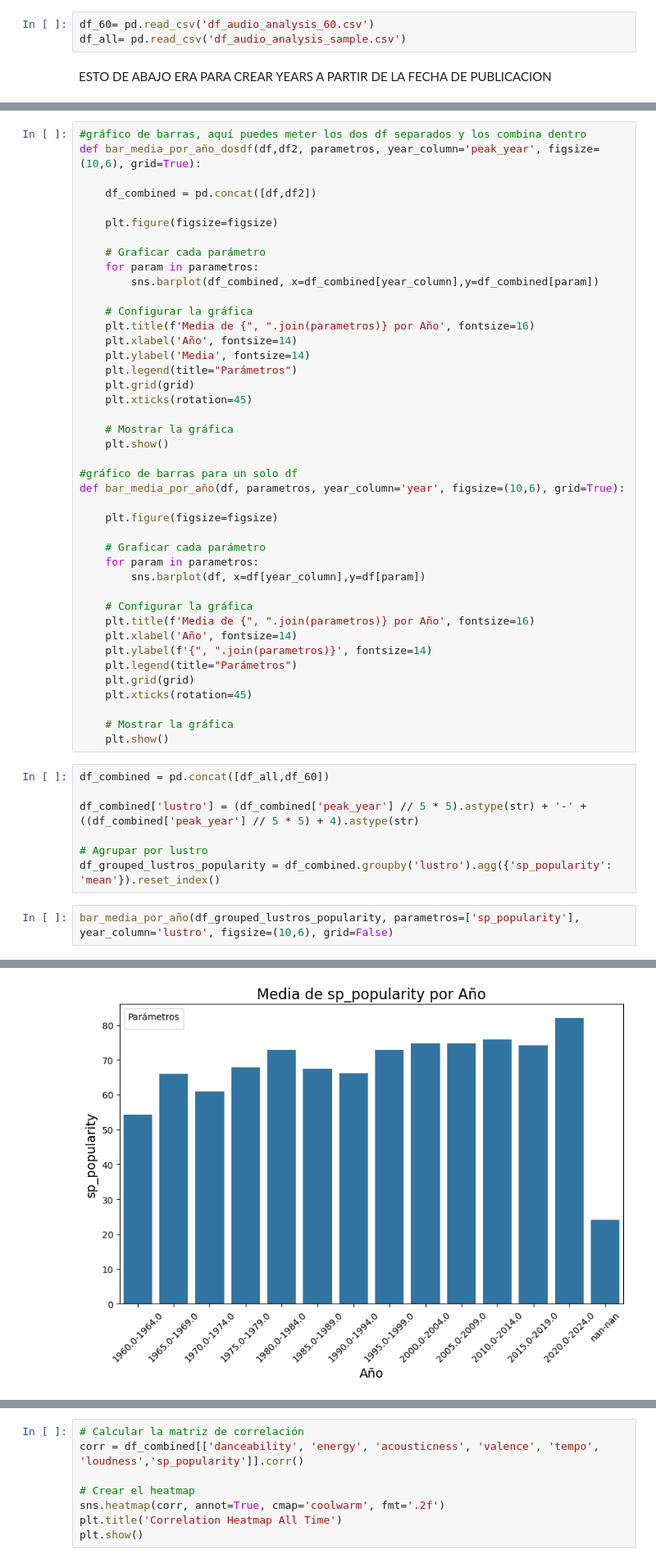
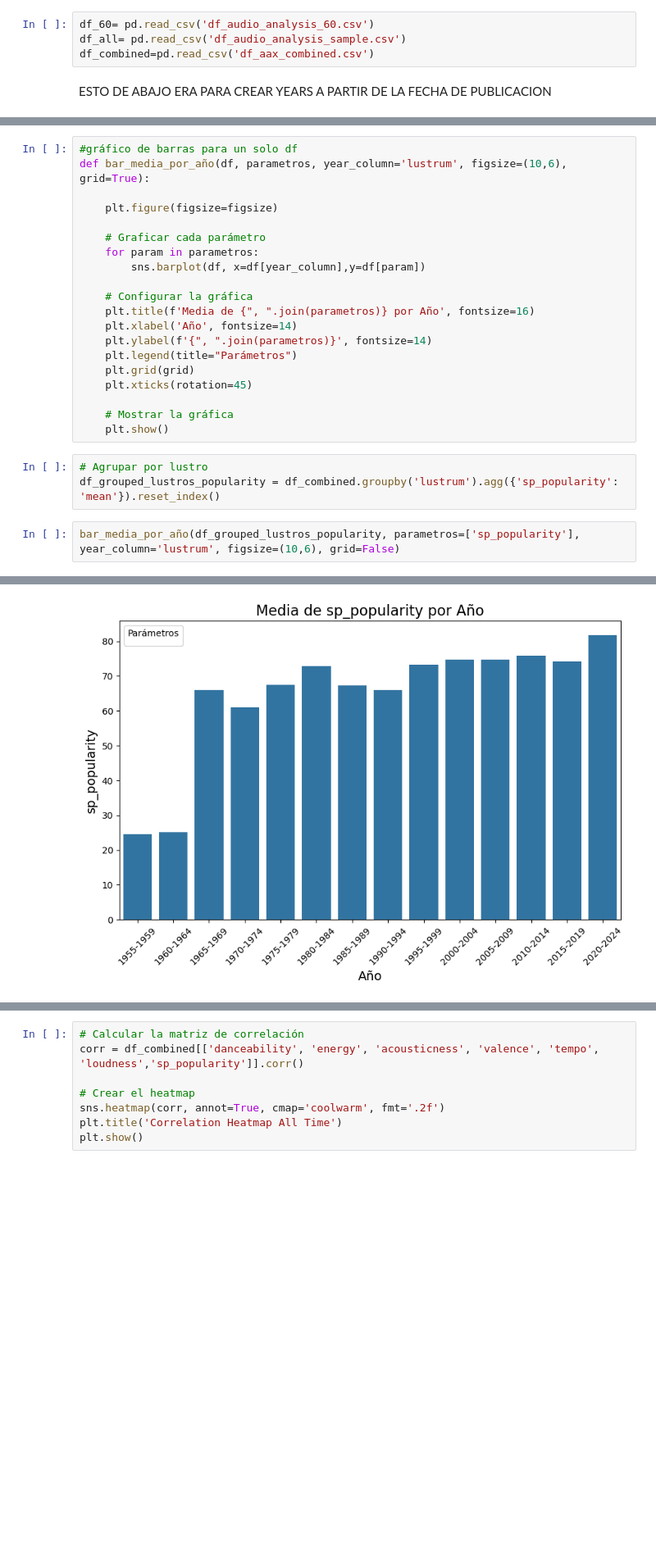
Before and after one commit to cristinaramirezdiaz/ironhack-w3-popatoms, a Jupyter notebook: eda.ipynb, the cells around one changed output, grey strips where cells are left out. Shown at 82% size. Saved outputs shown, nothing was run; the diff lists cells and outputs as text; blank space fills up the shorter version.

```diff
--- a/eda.ipynb
+++ b/eda.ipynb
@@ -5,5 +5,6 @@ import seaborn as sns
 # %%
 df_60= pd.read_csv('df_audio_analysis_60.csv')
 df_all= pd.read_csv('df_audio_analysis_sample.csv')
+df_combined=pd.read_csv('df_aax_combined.csv')
 # %% [markdown]
 ESTO DE ABAJO ERA PARA CREAR YEARS A PARTIR DE LA FECHA DE PUBLICACION
@@ -65,28 +50,6 @@ def plot_media_por_año(df,df2, parametros, year_column='peak_year', figsize=(10
 # %%
-#gráfico de barras, aquí puedes meter los dos df separados y los combina dentro
-def bar_media_por_año_dosdf(df,df2, parametros, year_column='peak_year', figsize=(10,6), grid=True):
-
-    df_combined = pd.concat([df,df2])
-
-    plt.figure(figsize=figsize)
-
-    # Graficar cada parámetro
-    for param in parametros:
-        sns.barplot(df_combined, x=df_combined[year_column],y=df_combined[param])
-
-    # Configurar la gráfica
-    plt.title(f'Media de {", ".join(parametros)} por Año', fontsize=16)
-    plt.xlabel('Año', fontsize=14)
-    plt.ylabel('Media', fontsize=14)
-    plt.legend(title="Parámetros")
-    plt.grid(grid)
-    plt.xticks(rotation=45)
-
-    # Mostrar la gráfica
-    plt.show()
-
 #gráfico de barras para un solo df
-def bar_media_por_año(df, parametros, year_column='year', figsize=(10,6), grid=True):
+def bar_media_por_año(df, parametros, year_column='lustrum', figsize=(10,6), grid=True):
 
     plt.figure(figsize=figsize)
 
@@ -105,15 +68,11 @@ def bar_media_por_año(df, parametros, year_column='year', figsize=(10,6), grid=
     # Mostrar la gráfica
     plt.show()
 # %%
-df_combined = pd.concat([df_all,df_60])
-
-df_combined['lustro'] = (df_combined['peak_year'] // 5 * 5).astype(str) + '-' + ((df_combined['peak_year'] // 5 * 5) + 4).astype(str)
-
 # Agrupar por lustro
-df_grouped_lustros_popularity = df_combined.groupby('lustro').agg({'sp_popularity': 'mean'}).reset_index()
+df_grouped_lustros_popularity = df_combined.groupby('lustrum').agg({'sp_popularity': 'mean'}).reset_index()
 # %%
-bar_media_por_año(df_grouped_lustros_popularity, parametros=['sp_popularity'], year_column='lustro', figsize=(10,6), grid=False)
+bar_media_por_año(df_grouped_lustros_popularity, parametros=['sp_popularity'], year_column='lustrum', figsize=(10,6), grid=False)
 # %% [output]
 No artists with labels found to put in legend.  Note that artists whose label start with an underscore are ignored when legend() is called with no argument.
-[figure, old version]
+[figure, new version]
 # %%
```
Also changed, not shown: parts of 18 cells of this notebook.
